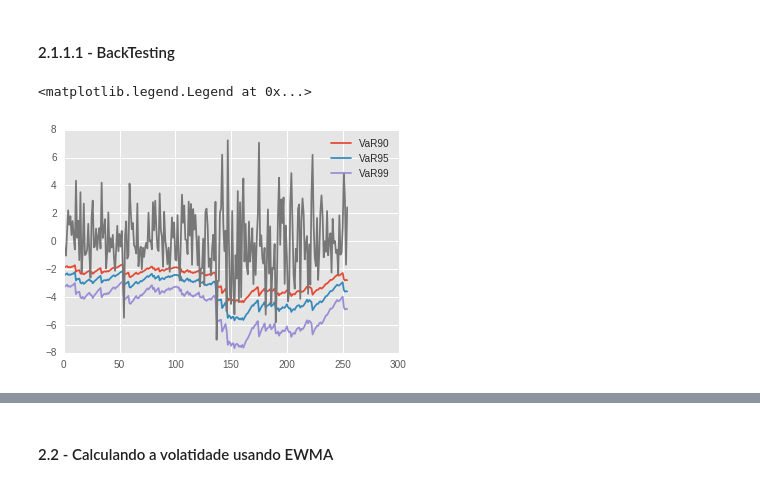
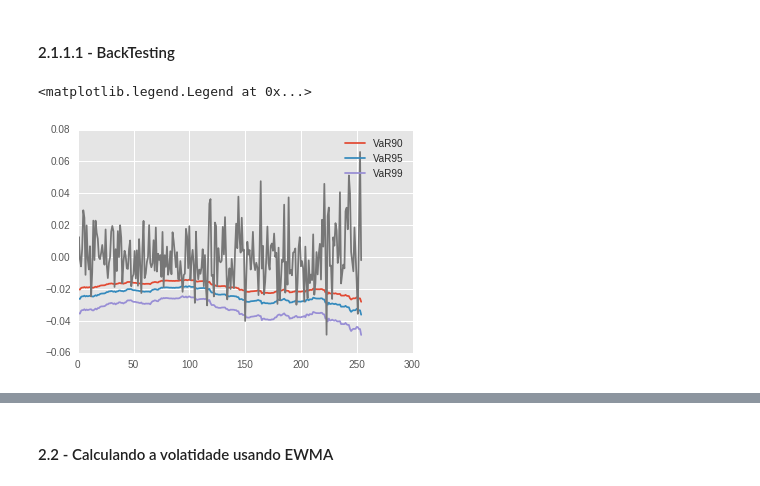
Before and after one commit to helderrezende/TCC, a Jupyter notebook: TCC Helder.ipynb, the cells around one changed output, grey strips where cells are left out. Drawn from its saved outputs; the diff is of its cells as text; code cells hidden in the pictures.

```diff
--- a/TCC Helder.ipynb
+++ b/TCC Helder.ipynb
@@ -189,15 +191,15 @@ def var_historico(retornos, confianca):
 
     return retornos.quantile(1-confianca)
 # %%
-var_99_historico = var_historico(retornos, 0.99)
-var_95_historico = var_historico(retornos, 0.95)
-var_90_historico = var_historico(retornos, 0.90)
+var_99_historico = retornos_bovespa.quantile(1-0.99)
+var_95_historico = retornos_bovespa.quantile(1-0.95)
+var_90_historico = retornos_bovespa.quantile(1-0.90)
 
 cvar_99_historico=[]
 cvar_95_historico=[]
 cvar_90_historico=[]
 
-for x in retornos:
+for x in retornos_bovespa:
     if x <var_99_historico:
         cvar_99_historico.append(x)
     if x <var_95_historico:
@@ -224,19 +230,21 @@ lista_var90 = []
 count95 = 0
 count99 = 0
 count90 = 0
-for x in range(291,547):
+inicio = len(retornos_bovespa) - 255
+final = len(retornos_bovespa)
+for x in range(inicio,final):
 
-    lista_var95.append(retornos_carteira[x-255:x].quantile(0.05)[0])
-    if lista_var95[-1] > retornos_carteira.iloc[x-1][0]:
+    lista_var95.append(retornos_bovespa[x-255:x].quantile(0.05))
+    if lista_var95[-1] > retornos_bovespa.iloc[x-1]:
         count95 += 1
-    lista_var90.append(retornos_carteira[x-255:x].quantile(0.1)[0])
-    if lista_var90[-1] > retornos_carteira.iloc[x-1][0]:
+    lista_var90.append(retornos_bovespa[x-255:x].quantile(0.1))
+    if lista_var90[-1] > retornos_bovespa.iloc[x-1]:
         count90 += 1
-    lista_var99.append(retornos_carteira[x-255:x].quantile(0.01)[0])
-    if lista_var99[-1] > retornos_carteira.iloc[x-1][0]:
+    lista_var99.append(retornos_bovespa[x-255:x].quantile(0.01))
+    if lista_var99[-1] > retornos_bovespa.iloc[x-1]:
         count99 += 1
 
-retornos_carteira_plot = retornos_carteira [291:546]
+retornos_bovespa_plot = retornos_bovespa[inicio:final]
 # %%
 plt.plot(lista_var90, label = 'VaR90')
 plt.plot(lista_var95, label = 'VaR95')
@@ -260,7 +268,7 @@ pd.DataFrame([count90,count95,count99] , index = ["VaR 90","VaR 95","VaR 99"], c
 # %%
 volatilidade_valores = []
 
-volatilidade_valores_com_na = pd.rolling_std(retornos_carteira,60)
+volatilidade_valores_com_na = pd.rolling_std(retornos_bovespa,60)
 volatilidade_valores = volatilidade_valores_com_na.dropna()
 
 
@@ -298,28 +302,28 @@ lista_var90 = []
 count95 = 0
 count99 = 0
 count90 = 0
-for x in range(291,547):
+for x in range(inicio,final):
 
-    lista_var95.append(volatilidade_valores_com_na.iloc[x-1][0]*-1.65)
-    if lista_var95[-1] > retornos_carteira.iloc[x-1][0]:
+    lista_var95.append(volatilidade_valores_com_na.iloc[x-1]*-1.65)
+    if lista_var95[-1] > retornos_bovespa.iloc[x-1]:
         count95 += 1
 
-    lista_var90.append(volatilidade_valores_com_na.iloc[x-1][0]*-1.28)
-    if lista_var90[-1] > retornos_carteira.iloc[x-1][0]:
+    lista_var90.append(volatilidade_valores_com_na.iloc[x-1]*-1.28)
+    if lista_var90[-1] > retornos_bovespa.iloc[x-1]:
         count90 += 1
 
-    lista_var99.append(volatilidade_valores_com_na.iloc[x-1][0]*-2.23)
-    if lista_var99[-1] > retornos_carteira.iloc[x-1][0]:
+    lista_var99.append(volatilidade_valores_com_na.iloc[x-1]*-2.23)
+    if lista_var99[-1] > retornos_bovespa.iloc[x-1]:
         count99 += 1
 # %%
 plt.plot(lista_var90, label = 'VaR90')
 plt.plot(lista_var95, label = 'VaR95')
 plt.plot(lista_var99, label = 'VaR99')
-plt.plot(retornos_carteira_plot.as_matrix())
+plt.plot(retornos_bovespa_plot.as_matrix())
 plt.legend()
 # %% [output]
 <matplotlib.legend.Legend at 0x...>
-[figure, old version]
+[figure, new version]
 # %%
 pd.DataFrame([count90,count95,count99] , index = ["VaR 90","VaR 95","VaR 99"], columns =  ["Excecoes para 252 dias"])
 # %% [output]
```
Also changed, not shown: parts of 80 cells of this notebook, 1 other file.
